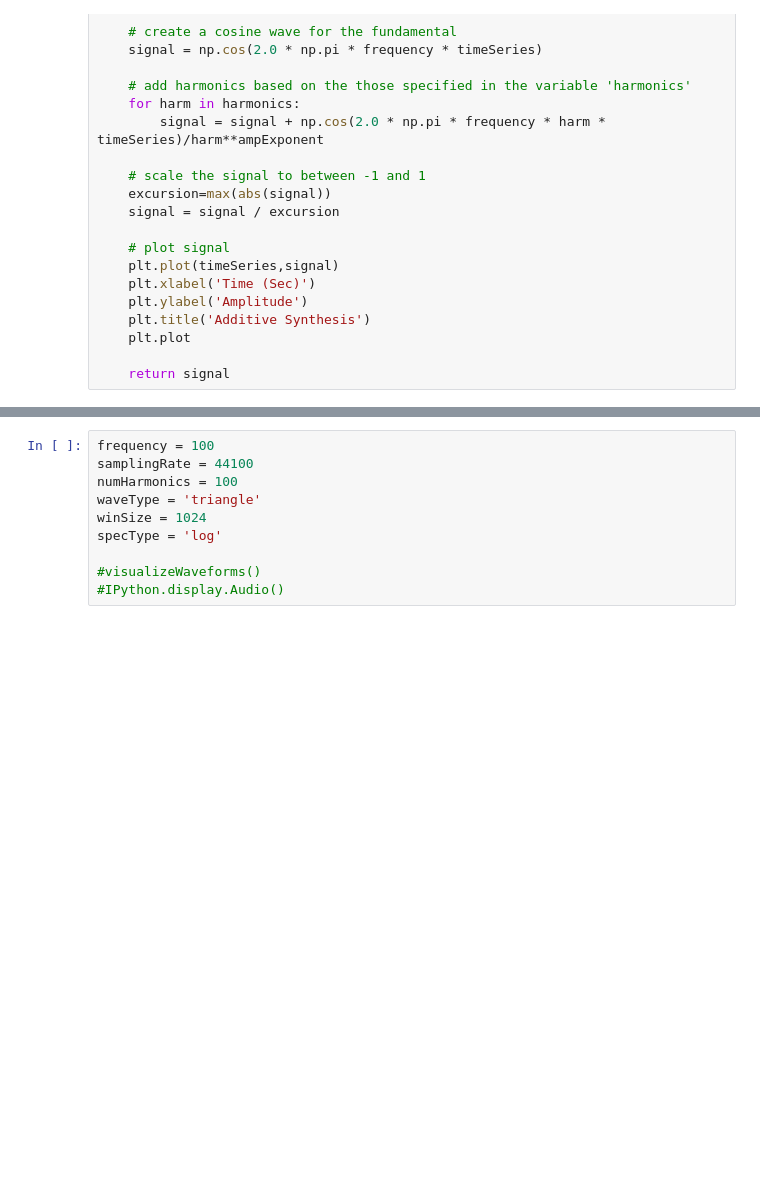
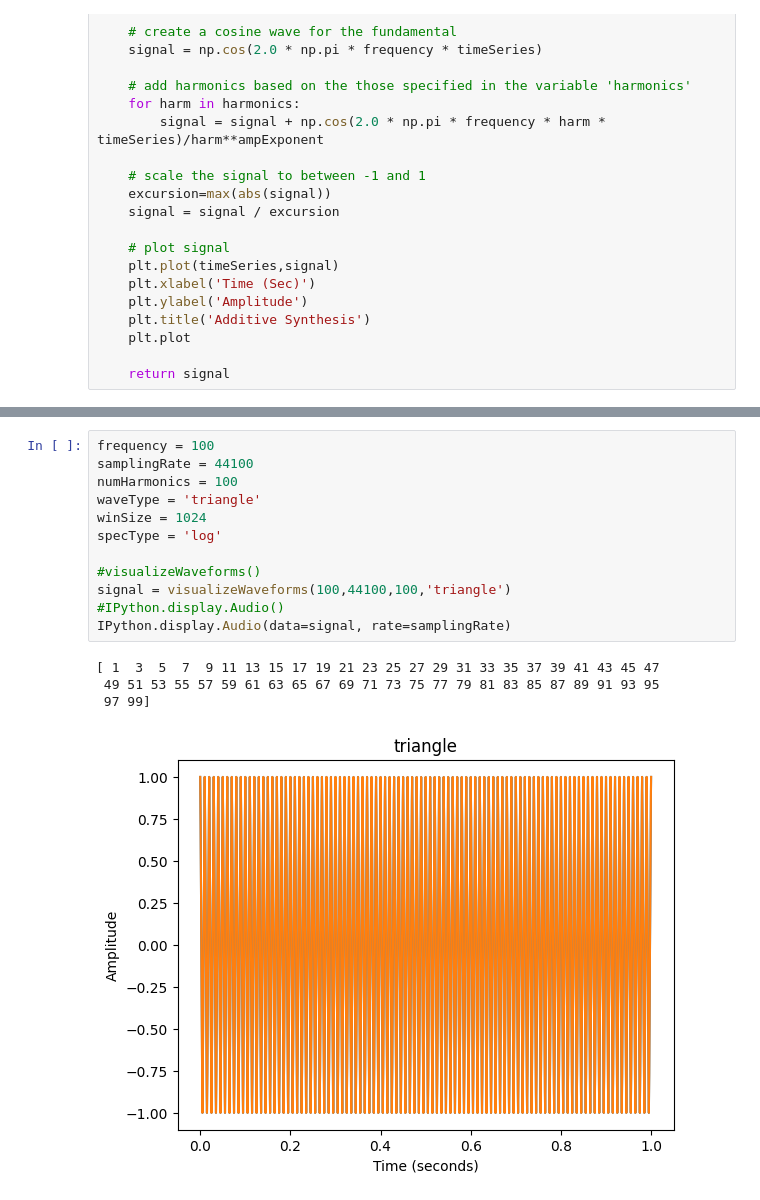
Before and after one commit to romancote/MusicComputing, a Jupyter notebook: assignments/labAssignment4.ipynb, the cells around one changed output, grey strips where cells are left out. Drawn from its saved outputs; the diff is of its cells as text; blank space fills up the shorter version.

```diff
--- a/assignments/labAssignment4.ipynb
+++ b/assignments/labAssignment4.ipynb
@@ -147,10 +141,17 @@ specType = 'log'
 # %%
 frequency = 100
 samplingRate = 44100
 numHarmonics = 100
 waveType = 'triangle'
 winSize = 1024
 specType = 'log'
 
 #visualizeWaveforms()
+signal = visualizeWaveforms(100,44100,100,'triangle')
 #IPython.display.Audio()
+IPython.display.Audio(data=signal, rate=samplingRate)
+# %% [output]
+[ 1  3  5  7  9 11 13 15 17 19 21 23 25 27 29 31 33 35 37 39 41 43 45 47
+ 49 51 53 55 57 59 61 63 65 67 69 71 73 75 77 79 81 83 85 87 89 91 93 95
+ 97 99]
+[figure, added]
```
Also changed, not shown: parts of 8 cells of this notebook.
